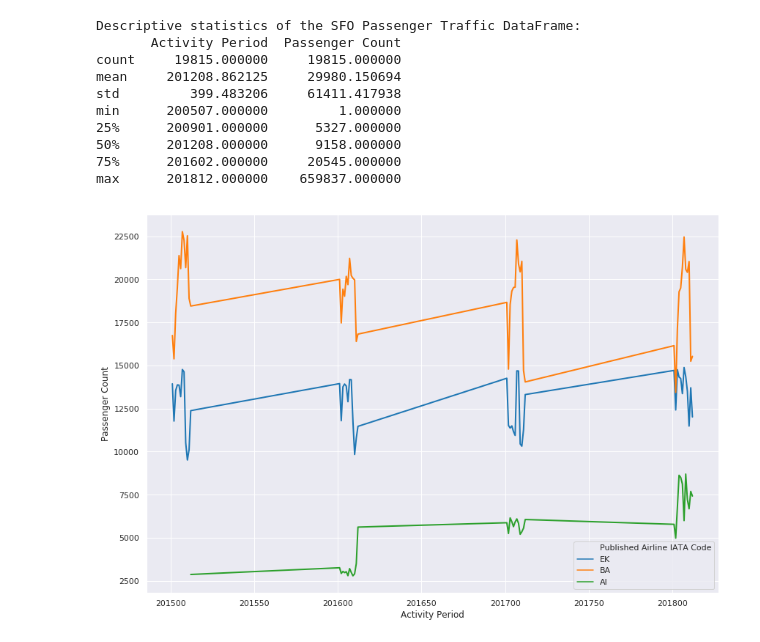
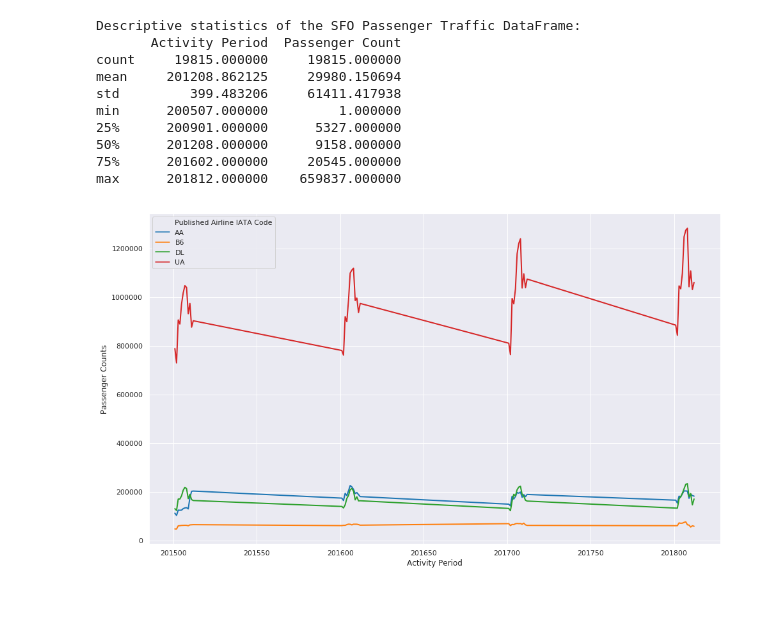
Before and after one commit to Saranyanv/test, a Jupyter notebook: 455_Assignment1.ipynb, the cells around one changed output. Saved outputs shown, nothing was run; the diff lists cells and outputs as text; code cells hidden in the pictures; blank space fills up the shorter version.

```diff
--- a/455_Assignment1.ipynb
+++ b/455_Assignment1.ipynb
@@ -73,19 +73,32 @@ min      200507.000000         1.000000
 75%      201602.000000     20545.000000
 max      201812.000000    659837.000000
 # %%
-sfo_EK_Enplane_air_traffic = sfo_air_traffic.loc[(sfo_air_traffic['Published Airline IATA Code'].isin(['EK', 'BA', 'AI'])) & (sfo_air_traffic['Activity Period'] >= 201500) & (sfo_air_traffic['Activity Type Code'] == 'Deplaned')]
+sfo_air_traffic_AA_UA=DataFrame({'Passenger Counts' : sfo_air_traffic.loc[(sfo_air_traffic['Published Airline IATA Code'].isin(['AA', 'UA', 'B6', 'DL'])) &
+                                                     (sfo_air_traffic['Activity Period'] >= 201501) &
+                                                     (sfo_air_traffic['Activity Type Code'] == 'Enplaned')].groupby(['Published Airline IATA Code', 'Activity Period'])['Passenger Count'].sum()}).reset_index()
 # %%
 #sfo_EK_Enplane_air_traffic = sfo_air_traffic.loc[(sfo_air_traffic['Published Airline IATA Code'].isin(['AA', 'UA', 'DL'])) & (sfo_air_traffic['Activity Period'] >= 201500) & (sfo_air_traffic['Activity Type Code'] == 'Deplaned') & (sfo_air_traffic['Terminal'] == 'International')]
 # %%
+plt.style.use('ggplot')
 import matplotlib.ticker as ticker
 import matplotlib.dates as mdates
 import seaborn.apionly as sns
-sns.set(rc={'figure.figsize':(14,9.5)})
-plt.xticks(np.arange(201500, 201801, 50))
-#ax.xaxis.set_major_locator(mdates.WeekdayLocator(interval=10))   #to get a tick every 15 minutes
-#ax.xaxis.set_major_formatter(mdates.DateFormatter('%Y:%W'))     #optional formatting
-ax = sns.lineplot(x="Activity Period", y="Passenger Count", hue="Published Airline IATA Code",data=sfo_EK_Enplane_air_traffic, palette="tab10", linewidth=2.0)
+sns.set(rc={'figure.figsize':(16,9.5)})
+#plt.xticks(np.arange(201500, 201901, 50))
+
+years = mdates.YearLocator()
+months = mdates.MonthLocator()
+monthsFmt = mdates.DateFormatter('%m')
+yearsFmt = mdates.DateFormatter('%Y')
+
+ax.xaxis.set_major_locator(years)
+ax.xaxis.set_major_formatter(yearsFmt)
+ax.xaxis.set_minor_locator(months)
+ax.xaxis.set_minor_formatter(monthsFmt)
+
+ax = sns.lineplot(x="Activity Period", y="Passenger Counts", hue="Published Airline IATA Code",data=sfo_air_traffic_AA_UA, palette="tab10", linewidth=2.0)
+plt.show()
 # %% [output]
-[figure, old version]
+[figure, new version]
 # %%
 #sfo_air_traffic.loc[(sfo_air_traffic['Published Airline IATA Code'].isin(['EK', 'BA'])) & (sfo_air_traffic['Activity Period'] >= 201400) & (sfo_air_traffic['Activity Type Code'] == 'Enplaned')]
```
